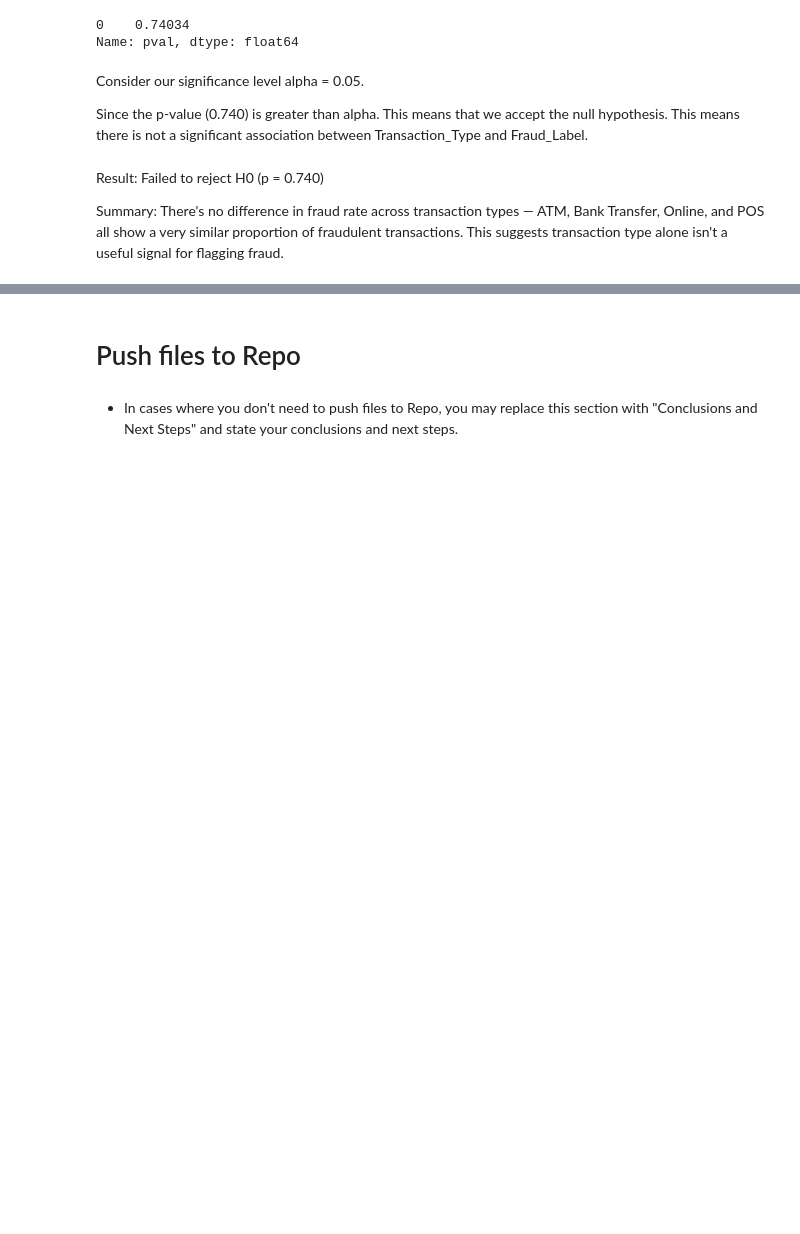
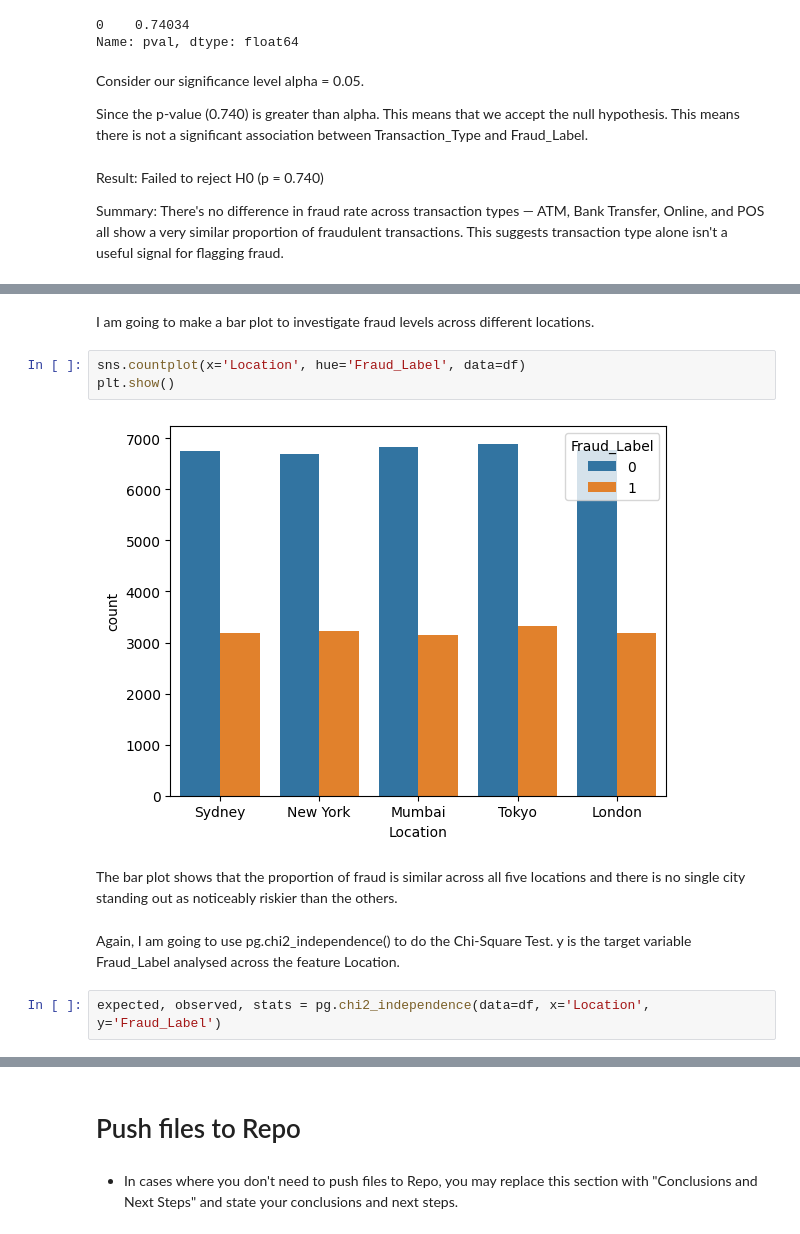
Before and after one commit to navmann99/Fraud-Analysis, a Jupyter notebook: jupyter_notebooks/02-EDA.ipynb, the cells around one changed output, grey strips where cells are left out. Cells and saved outputs as stored; diff of their text form; blank space fills up the shorter version.

```diff
--- a/jupyter_notebooks/02-EDA.ipynb
+++ b/jupyter_notebooks/02-EDA.ipynb
@@ -277,0 +292,13 @@ Summary: There's no difference in fraud rate across transaction types — ATM, B
+# %% [markdown]
+I am going to make a bar plot to investigate fraud levels across different locations.
+# %%
+sns.countplot(x='Location', hue='Fraud_Label', data=df)
+plt.show()
+# %% [output]
+[figure, added]
+# %% [markdown]
+The bar plot shows that the proportion of fraud is similar across all five locations and there is no single city standing out as noticeably riskier than the others.
+# %% [markdown]
+Again, I am going to use pg.chi2_independence() to do the Chi-Square Test. y is the target variable Fraud_Label analysed across the feature Location.
+# %%
+expected, observed, stats = pg.chi2_independence(data=df, x='Location', y='Fraud_Label')
```
Also changed, not shown: parts of 8 cells of this notebook.
